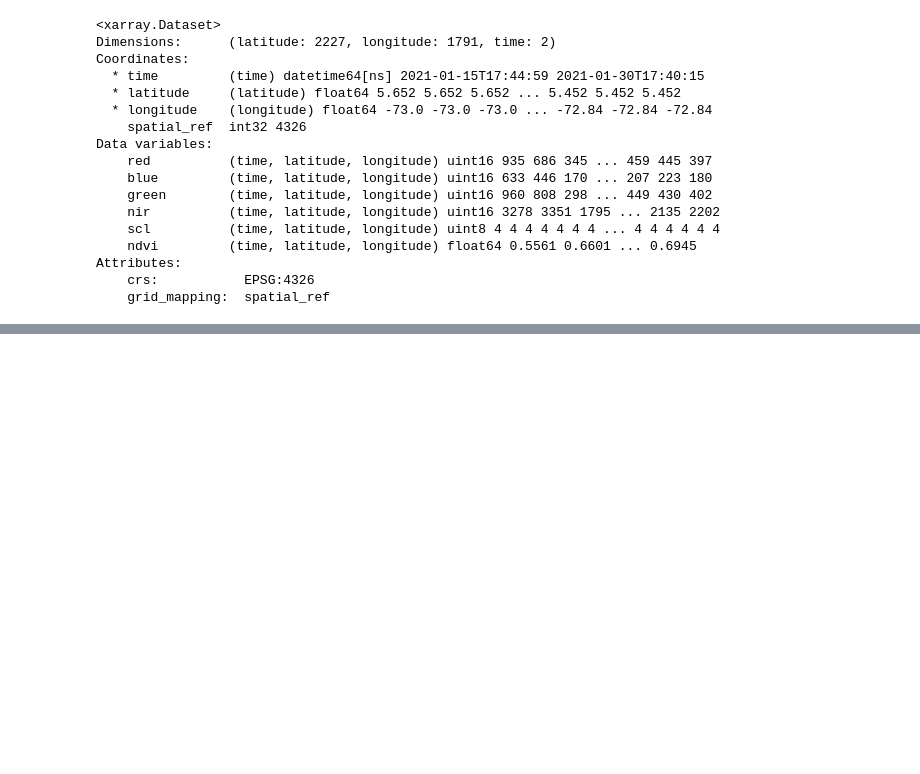
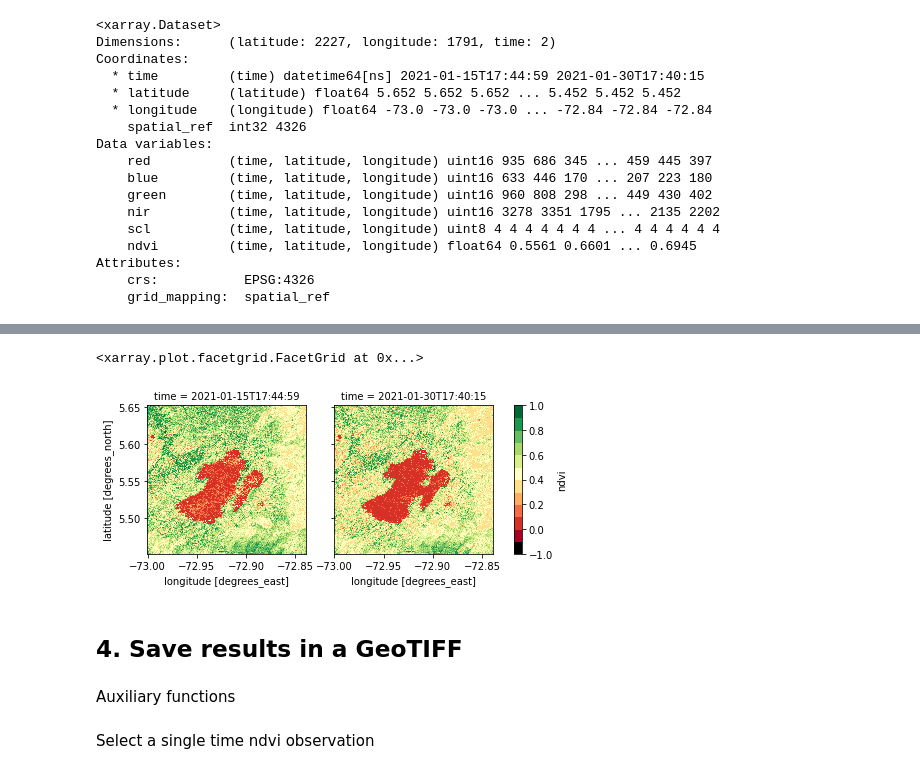
Before and after one commit to DonAurelio/geopython-2021, a Jupyter notebook: notebooks/3. Sentinel 2 - Normalized Vegetation Index (NDVI).ipynb, the cells around one changed output, grey strips where cells are left out. Drawn from its saved outputs; the diff is of its cells as text; code cells hidden in the pictures; blank space fills up the shorter version.

```diff
--- a/notebooks/3. Sentinel 2 - Normalized Vegetation Index (NDVI).ipynb
+++ b/notebooks/3. Sentinel 2 - Normalized Vegetation Index (NDVI).ipynb
@@ -271,0 +277,34 @@ masked_dataset.ndvi.plot()
+# %%
+# Definición de colores para cada rango establecido en 'bounds'
+cmap = mpl.colors.ListedColormap(
+    [
+        '#000000',
+        '#a50026',
+        '#d73027',
+        '#f46d43',
+        '#fdae61',
+        '#fee08b',
+        '#ffffbf',
+        '#d9ef8b',
+        '#a6d96a',
+        '#66bd63',
+        '#1a9850',
+        '#006837'
+    ]
+)
+
+# Rangos de valores establecidos
+bounds = [-1.0, -0.2, 0.0, 0.1, 0.2, 0.3, 0.4, 0.5, 0.6, 0.7, 0.8, 0.9, 1.0]
+
+# Genera una capa de normalización de los datos basada en los intérvalos establecidos en 'bounds'
+norm = mpl.colors.BoundaryNorm(bounds, cmap.N)
+
+# Mostrar imágen de la variable de datos ndvi.
+masked_dataset.ndvi.plot(col='time',col_wrap=2,cmap=cmap,norm=norm)
+# %% [output]
+<xarray.plot.facetgrid.FacetGrid at 0x...>
+[figure, added]
+# %% [markdown]
+## 4. Save results in a GeoTIFF
+# %% [markdown]
+Auxiliary functions
@@ -271,0 +376,2 @@ masked_dataset.ndvi.plot()
+# %% [markdown]
+Select a single time ndvi observation
```
Also changed, not shown: parts of 10 cells of this notebook, 2 other files.
